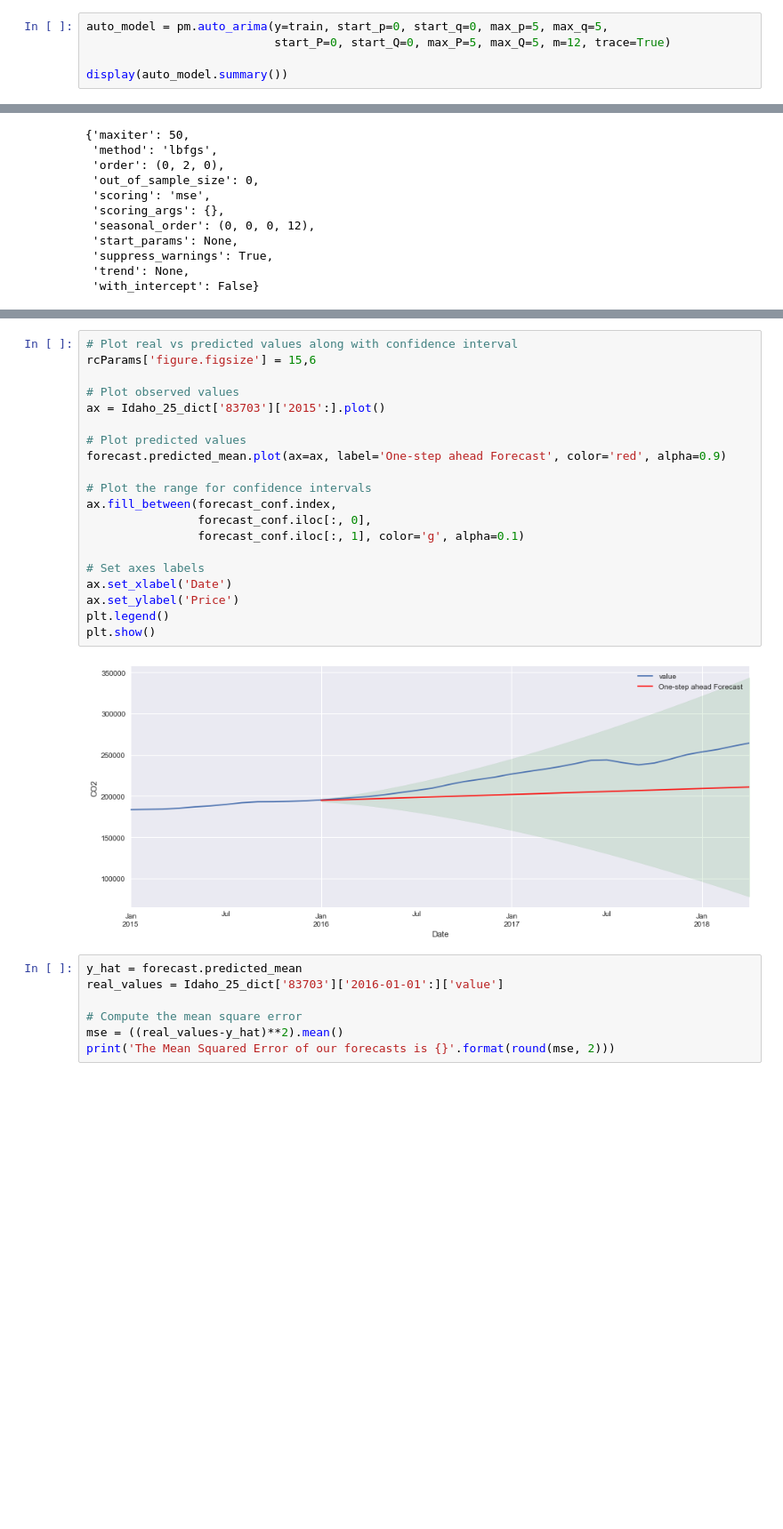
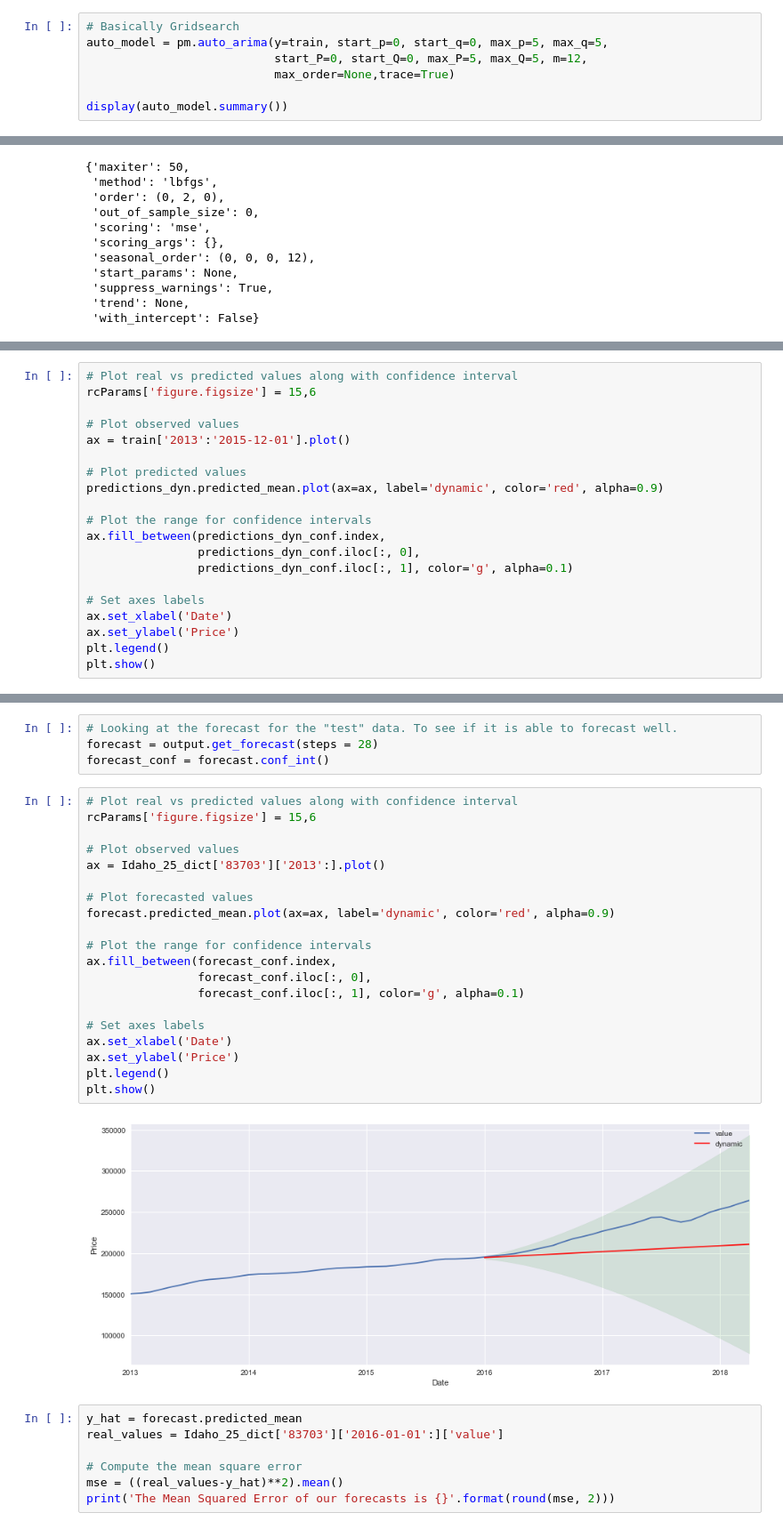
Before and after one commit to stevenkyle2013/ZillowTimeSeries, a Jupyter notebook: Main.ipynb, the cells around one changed output, grey strips where cells are left out. Shown at 89% size. Saved outputs shown, nothing was run; the diff lists cells and outputs as text; blank space fills up the shorter version.

```diff
--- a/Main.ipynb
+++ b/Main.ipynb
@@ -402,6 +405,8 @@ train, test = train_test_split(Idaho_25_dict['83703'], train_size=120)
 # %%
+# Basically Gridsearch
 auto_model = pm.auto_arima(y=train, start_p=0, start_q=0, max_p=5, max_q=5,
-                           start_P=0, start_Q=0, max_P=5, max_Q=5, m=12, trace=True)
+                           start_P=0, start_Q=0, max_P=5, max_Q=5, m=12,
+                           max_order=None,trace=True)
 
 display(auto_model.summary())
 # %% [output]
@@ -530,0 +533,20 @@ forecast_conf
+# %%
+# Plot real vs predicted values along with confidence interval
+rcParams['figure.figsize'] = 15,6
+
+# Plot observed values
+ax = train['2013':'2015-12-01'].plot()
+
+# Plot predicted values
+predictions_dyn.predicted_mean.plot(ax=ax, label='dynamic', color='red', alpha=0.9)
+
+# Plot the range for confidence intervals
+ax.fill_between(predictions_dyn_conf.index,
+                predictions_dyn_conf.iloc[:, 0],
+                predictions_dyn_conf.iloc[:, 1], color='g', alpha=0.1)
+
+# Set axes labels
+ax.set_xlabel('Date')
+ax.set_ylabel('Price')
+plt.legend()
+plt.show()
@@ -531,25 +566,29 @@ forecast_conf
+# %%
+# Looking at the forecast for the "test" data. To see if it is able to forecast well.
+forecast = output.get_forecast(steps = 28)
+forecast_conf = forecast.conf_int()
 # %%
 # Plot real vs predicted values along with confidence interval
 rcParams['figure.figsize'] = 15,6
 
 # Plot observed values
-ax = Idaho_25_dict['83703']['2015':].plot()
+ax = Idaho_25_dict['83703']['2013':].plot()
 
-# Plot predicted values
-forecast.predicted_mean.plot(ax=ax, label='One-step ahead Forecast', color='red', alpha=0.9)
+# Plot forecasted values
+forecast.predicted_mean.plot(ax=ax, label='dynamic', color='red', alpha=0.9)
 
 # Plot the range for confidence intervals
 ax.fill_between(forecast_conf.index,
                 forecast_conf.iloc[:, 0],
                 forecast_conf.iloc[:, 1], color='g', alpha=0.1)
 
 # Set axes labels
 ax.set_xlabel('Date')
 ax.set_ylabel('Price')
 plt.legend()
 plt.show()
 # %% [output]
-[figure, old version]
+[figure, new version]
 # %%
 y_hat = forecast.predicted_mean
 real_values = Idaho_25_dict['83703']['2016-01-01':]['value']
```
Also changed, not shown: parts of 37 cells of this notebook.
